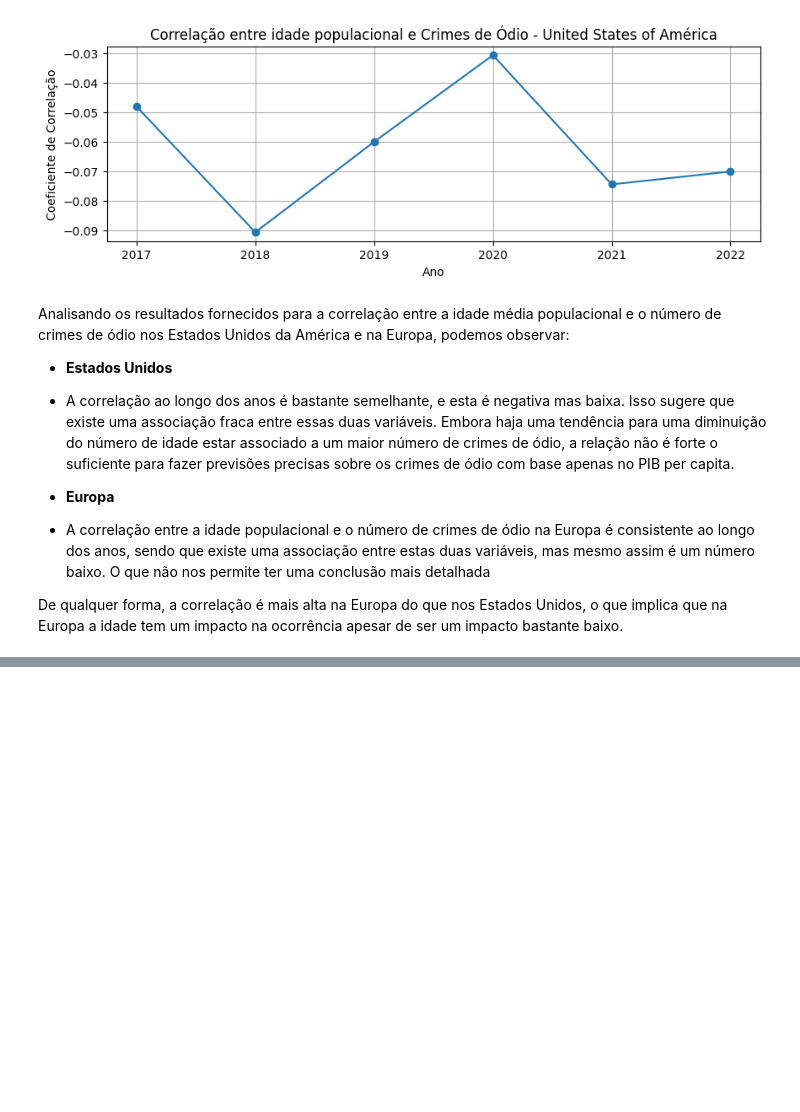
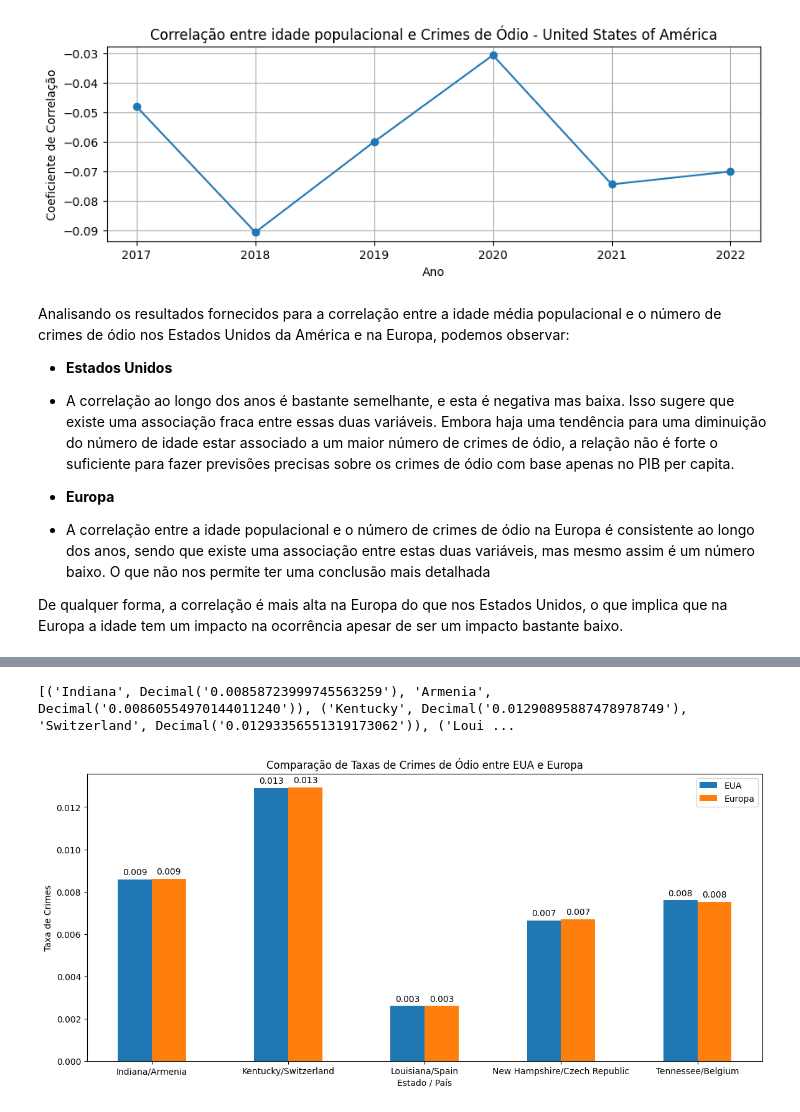
Before and after one commit to Sequeira12/SGD-Hate-Crimes-Analysis, a Jupyter notebook: Hate-crimes-analysis.ipynb, the cells around one changed output, grey strips where cells are left out. Drawn from its saved outputs; the diff is of its cells as text; code cells hidden in the pictures; blank space fills up the shorter version.

```diff
--- a/Hate-crimes-analysis.ipynb
+++ b/Hate-crimes-analysis.ipynb
@@ -2086,0 +2526,80 @@ De qualquer forma, a correlação é mais alta na Europa do que nos Estados Unid
+# %%
+query = """
+
+WITH total_crimes_us AS (
+    SELECT
+        c.state_name AS state,
+        COUNT(*) AS total_crimes,
+        dsc.totalarea AS area
+    FROM crimes c
+    JOIN datastates_country dsc ON c.state_name = dsc.state_name
+    WHERE dsc.euavseurope = 'United States of America'
+    GROUP BY c.state_name, dsc.totalarea
+),
+total_crimes_europe AS (
+    SELECT
+        c.state_name AS country,
+        COUNT(*) AS total_crimes,
+        dsc.totalarea AS area
+    FROM crimes c
+    JOIN datastates_country dsc ON c.state_name = dsc.state_name
+    WHERE dsc.euavseurope = 'Europe'
+    GROUP BY c.state_name, dsc.totalarea
+)
+SELECT
+    us.state AS us_state,
+    us.total_crimes / us.area AS us_crimes_per_km²,
+    eur.country AS europe_country,
+    eur.total_crimes / eur.area AS europe_crimes_per_km²
+FROM total_crimes_us us
+JOIN total_crimes_europe eur ON
+    eur.total_crimes / eur.area BETWEEN (us.total_crimes / us.area) * 0.99 AND (us.total_crimes / us.area) * 1.01
+ORDER BY us.state, eur.country;
+"""
+
+
+cur = conn.cursor()
+cur.execute(query)
+
+rows = cur.fetchall()
+
+print(rows)
+states = []
+europe_crime_rates = []
+us_crime_rates = []
+for i in range(len(rows)):
+    s = rows[i][0] + "/" + rows[i][2]
+    states.append(s)
+    europe_crime_rates.append(rows[i][3])
+    us_crime_rates.append(rows[i][1])
+
+x = np.arange(len(states))
+width = 0.25
+
+fig, ax = plt.subplots(figsize=(14, 6))
+bars1 = ax.bar(x - width/2, us_crime_rates, width, label='EUA')
+bars2 = ax.bar(x + width/2, europe_crime_rates, width, label='Europa')
+
+
+ax.set_xlabel('Estado / País')
+ax.set_ylabel('Taxa de Crimes')
+ax.set_title('Comparação de Taxas de Crimes de Ódio entre EUA e Europa')
+ax.set_xticks(x)
+ax.set_xticklabels(states)
+ax.legend()
+
+
+def add_labels(bars):
+    for bar in bars:
+        height = bar.get_height()
+        ax.annotate(f'{height:.3f}',
+                    xy=(bar.get_x() + bar.get_width() / 2, height),
+                    xytext=(0, 3),
+                    textcoords="offset points",
+                    ha='center', va='bottom')
+
+add_labels(bars1)
+add_labels(bars2)
+# %% [output]
+[('Indiana', Decimal('0.00858723999745563259'), 'Armenia', Decimal('0.00860554970144011240')), ('Kentucky', Decimal('0.01290895887478978749'), 'Switzerland', Decimal('0.01293356551319173062')), ('Loui ...
+[figure, added]
```
Also changed, not shown: parts of 58 cells of this notebook, 3 other files.
